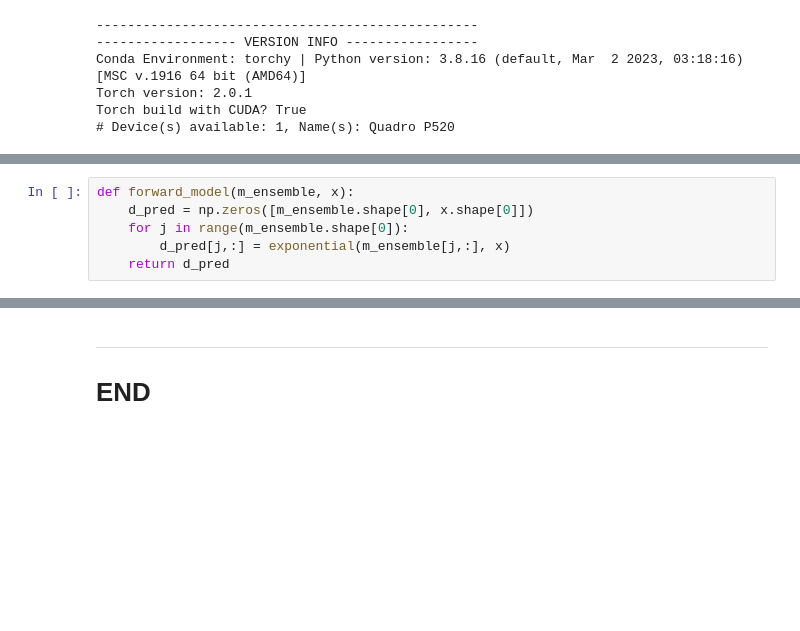
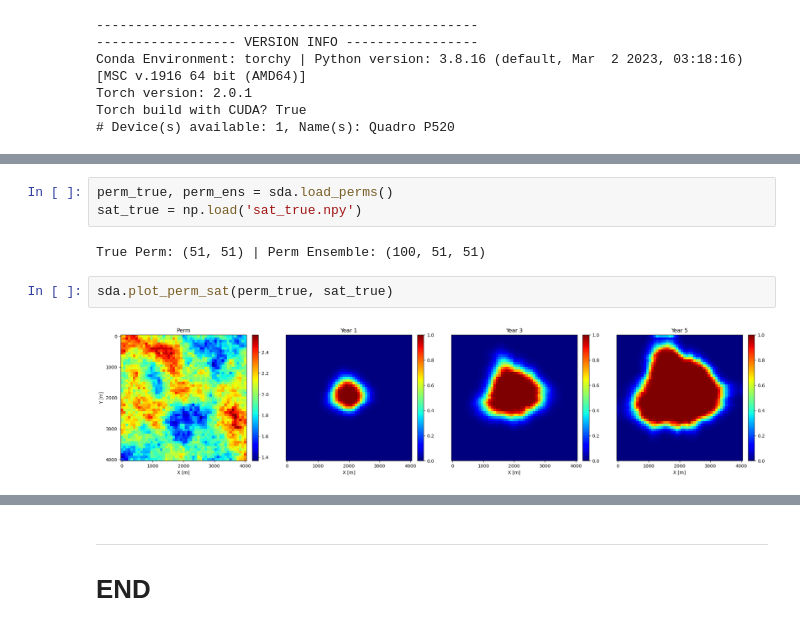
Before and after one commit to misaelmmorales/CO2-Spatial-Data-Assimilation, a Jupyter notebook: main.ipynb, the cells around one changed output, grey strips where cells are left out. Drawn from its saved outputs; the diff is of its cells as text; blank space fills up the shorter version.

```diff
--- a/main.ipynb
+++ b/main.ipynb
@@ -61,6 +12,9 @@ plt.show()
-# %%
-def forward_model(m_ensemble, x):
-    d_pred = np.zeros([m_ensemble.shape[0], x.shape[0]])
-    for j in range(m_ensemble.shape[0]):
-        d_pred[j,:] = exponential(m_ensemble[j,:], x)
-    return d_pred
+# %%
+perm_true, perm_ens = sda.load_perms()
+sat_true = np.load('sat_true.npy')
+# %% [output]
+True Perm: (51, 51) | Perm Ensemble: (100, 51, 51)
+# %%
+sda.plot_perm_sat(perm_true, sat_true)
+# %% [output]
+[figure, added]
```
Also changed, not shown: parts of 10 cells of this notebook, 9 other files.
